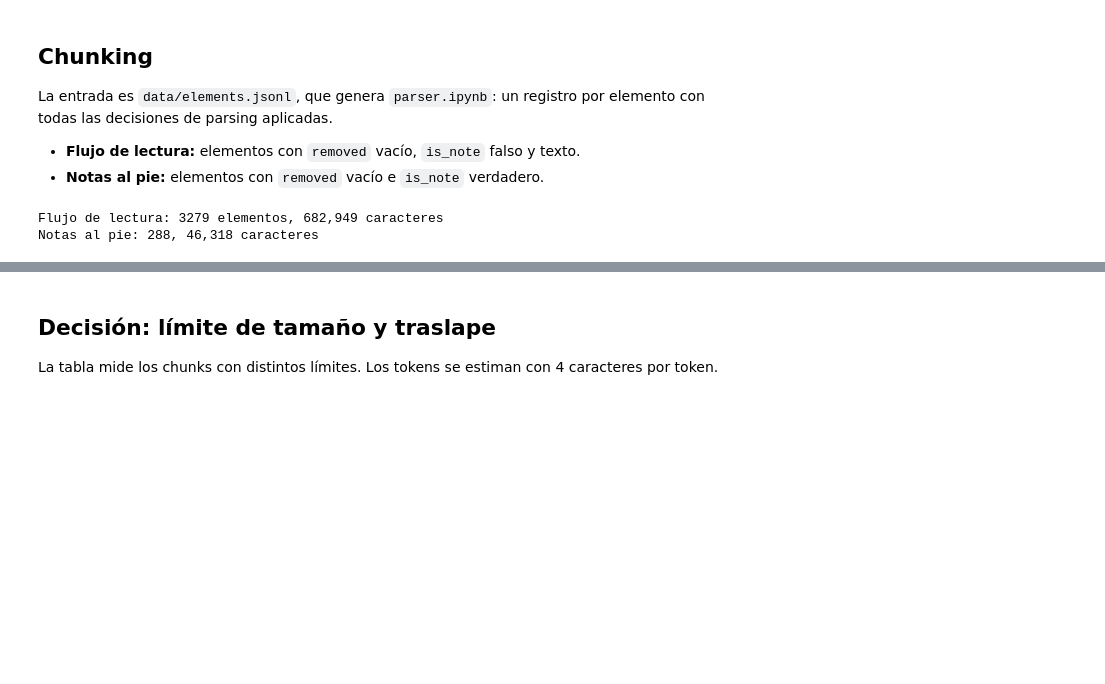
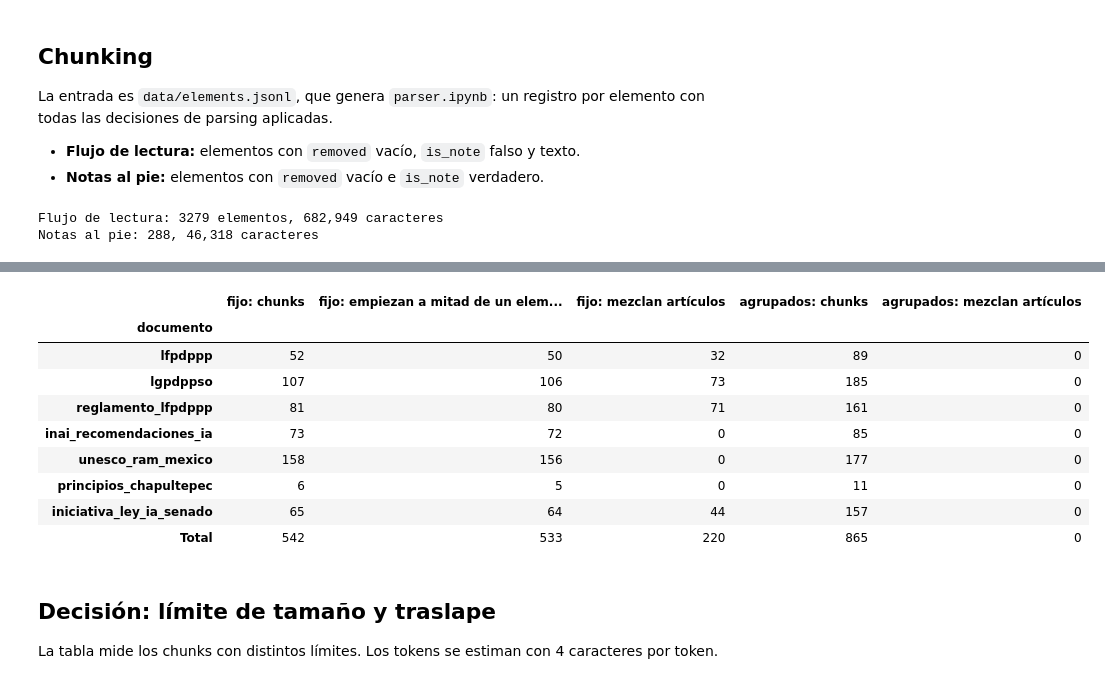
Before and after one commit to Mario-ACL/RAG, a Jupyter notebook: main/rag.ipynb, the cells around one changed output, grey strips where cells are left out. Drawn from its saved outputs; the diff is of its cells as text; code cells hidden in the pictures; blank space fills up the shorter version.

```diff
--- a/main/rag.ipynb
+++ b/main/rag.ipynb
@@ -142,6 +148,58 @@ def build_chunks(max_chars):
         groups = pack_elements(doc_flow.assign(article=articles), doc_type, max_chars)
         records += [chunk_record(doc_id, number, group, doc_type) for number, group in enumerate(groups, start=1)]
     return pd.DataFrame(records)
+# %%
+# Comparación con el corte de tamaño fijo, con el mismo límite de 1,500 caracteres
+COMPARE_CHARS = 1500
+COMPARE_OVERLAP = 225  # 15 % del tamaño, la proporción habitual de traslape
+
+
+def fixed_windows(texts, articles, size, overlap):
+    """Corte de tamaño fijo con traslape sobre el mismo texto que usan los chunks (elementos unidos con un renglón en blanco).
+    Para cada ventana: si empieza a mitad de un elemento y cuántos artículos distintos tienen texto dentro de ella."""
+    starts, position = [], 0
+    for text in texts:
+        starts.append(position)
+        position += len(text) + 2
+    total, element_starts = position - 2, set(starts)
+    windows = []
+    for start in range(0, total, size - overlap):
+        end = start + size
+        inside = {article for first, text, article in zip(starts, texts, articles) if article and first < end and first + len(text) > start}
+        windows.append({"mid": start not in element_starts, "articles": len(inside)})
+        if end >= total:
+            break
+    return windows
+
+
+rows = []
+for doc_id, doc_flow in flow.groupby("doc_id", sort=False):
+    doc_type = MANIFEST[doc_id]["type"]
+    articles = current_articles(doc_flow) if doc_type in ARTICLE_TYPES else [None] * len(doc_flow)
+    windows = fixed_windows(doc_flow["text"].tolist(), articles, COMPARE_CHARS, COMPARE_OVERLAP)
+    groups = pack_elements(doc_flow.assign(article=articles), doc_type, COMPARE_CHARS)
+    rows.append({
+        "documento": doc_id,
+        "fijo: chunks": len(windows),
+        "fijo: empiezan a mitad de un elemento": sum(window["mid"] for window in windows),
+        "fijo: mezclan artículos": sum(window["articles"] >= 2 for window in windows),
+        "agrupados: chunks": len(groups),
+        "agrupados: mezclan artículos": sum(len({item["article"] for item in group if isinstance(item["article"], str)}) >= 2 for group in groups),
+    })
+comparison = pd.DataFrame(rows).set_index("documento")
+comparison.loc["Total"] = comparison.sum()
+comparison
+# %% [output]
+|  | fijo: chunks | fijo: empiezan a mitad de un elem... | fijo: mezclan artículos | agrupados: chunks | agrupados: mezclan artículos |
+| documento |  |  |  |  |  |
+| lfpdppp | 52 | 50 | 32 | 89 | 0 |
+| lgpdppso | 107 | 106 | 73 | 185 | 0 |
+| reglamento_lfpdppp | 81 | 80 | 71 | 161 | 0 |
+| inai_recomendaciones_ia | 73 | 72 | 0 | 85 | 0 |
+| unesco_ram_mexico | 158 | 156 | 0 | 177 | 0 |
+| principios_chapultepec | 6 | 5 | 0 | 11 | 0 |
+| iniciativa_ley_ia_senado | 65 | 64 | 44 | 157 | 0 |
+| Total | 542 | 533 | 220 | 865 | 0 |
 # %% [markdown]
 ## Decisión: límite de tamaño y traslape
 
```
Also changed, not shown: parts of 5 cells of this notebook, 1 other file.
